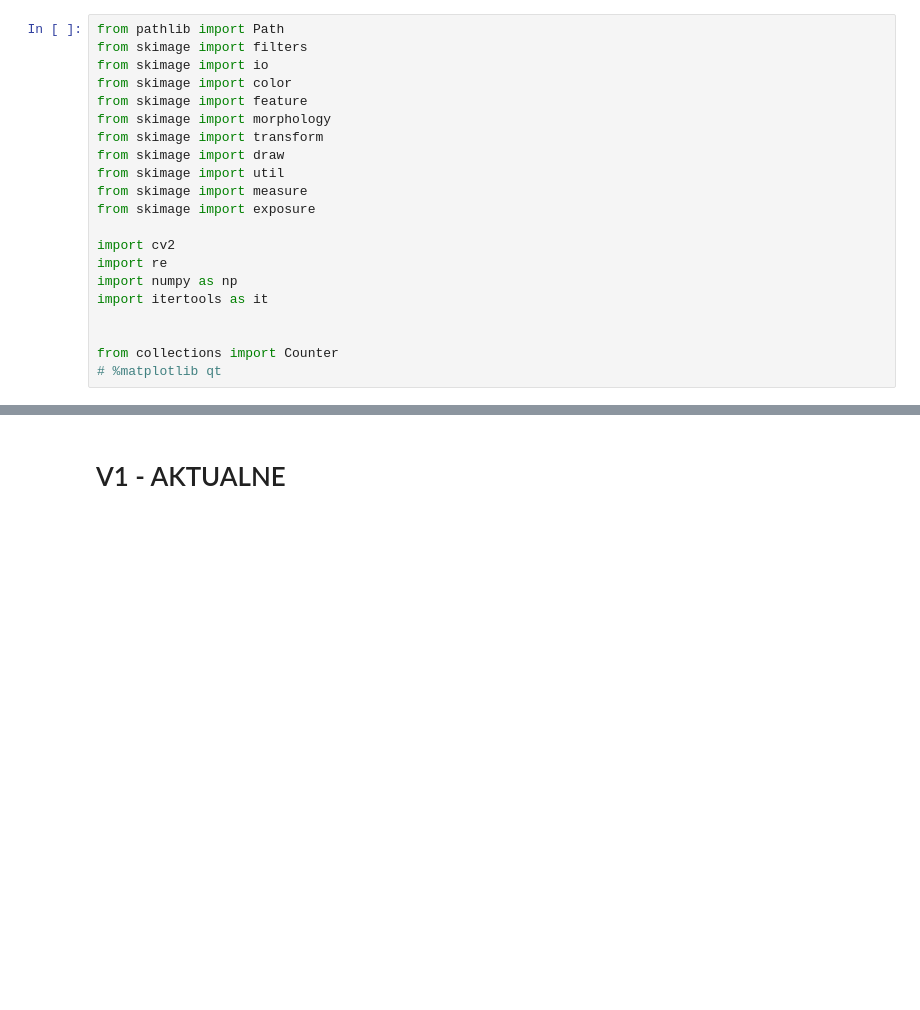
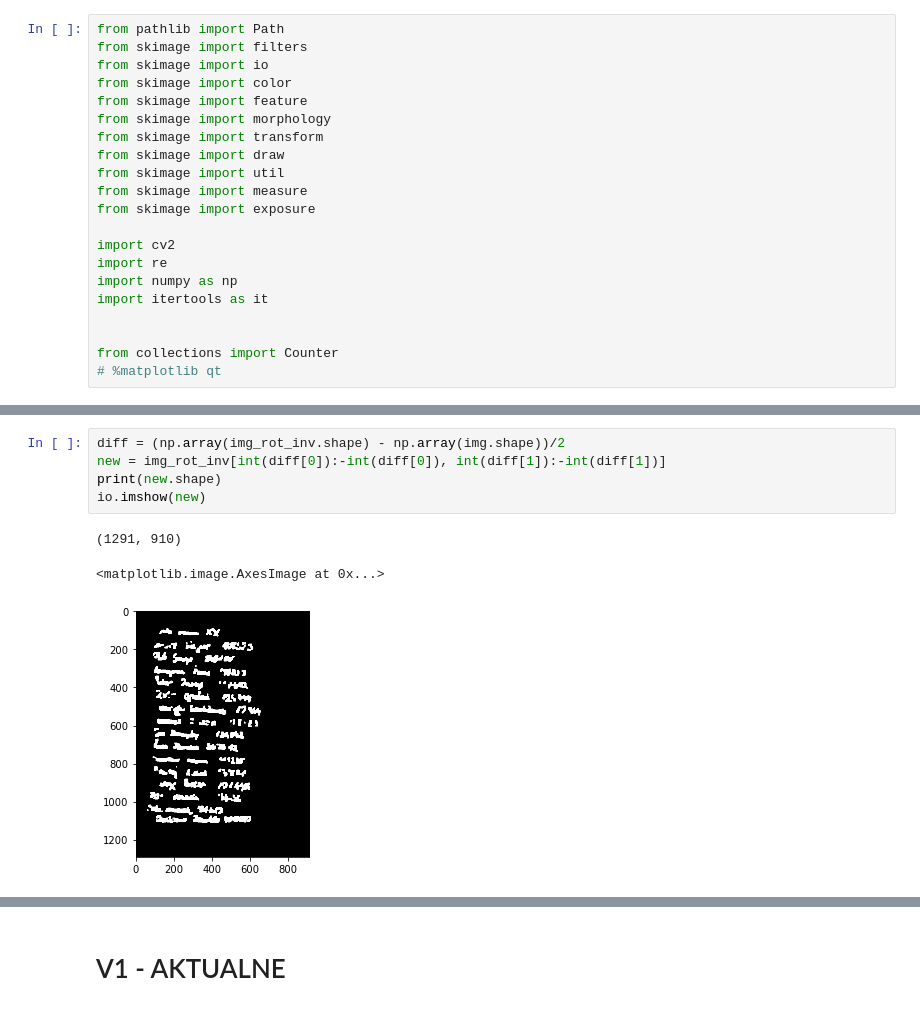
Before and after one commit to LiLatee/PIRO_project2, a Jupyter notebook: jupyter/2_Wyciecie_cyfr_z_obrazow_indeksow.ipynb, the cells around one changed output, grey strips where cells are left out. Drawn from its saved outputs; the diff is of its cells as text; blank space fills up the shorter version.

```diff
--- a/jupyter/2_Wyciecie_cyfr_z_obrazow_indeksow.ipynb
+++ b/jupyter/2_Wyciecie_cyfr_z_obrazow_indeksow.ipynb
@@ -21,0 +41,9 @@ from collections import Counter
+# %%
+diff = (np.array(img_rot_inv.shape) - np.array(img.shape))/2
+new = img_rot_inv[int(diff[0]):-int(diff[0]), int(diff[1]):-int(diff[1])]
+print(new.shape)
+io.imshow(new)
+# %% [output]
+(1291, 910)
+<matplotlib.image.AxesImage at 0x...>
+[figure, added]
```
Also changed, not shown: parts of 4 cells of this notebook, 3 other files.
